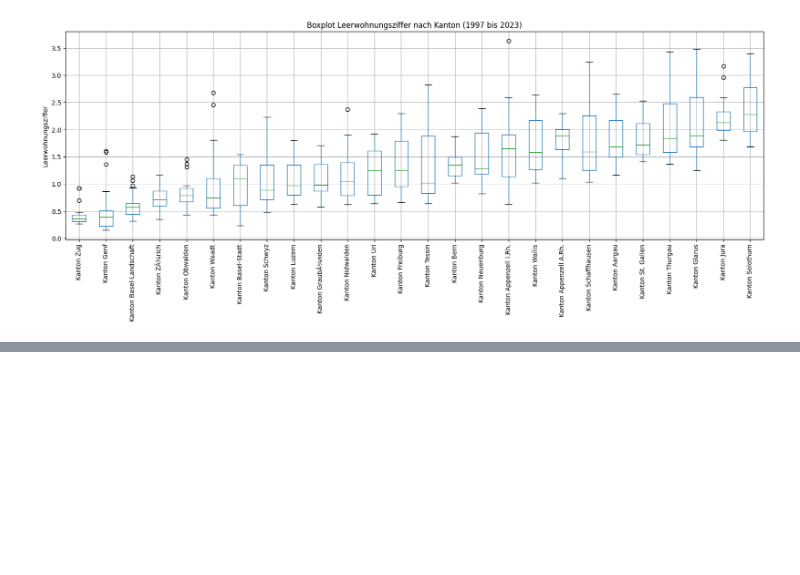
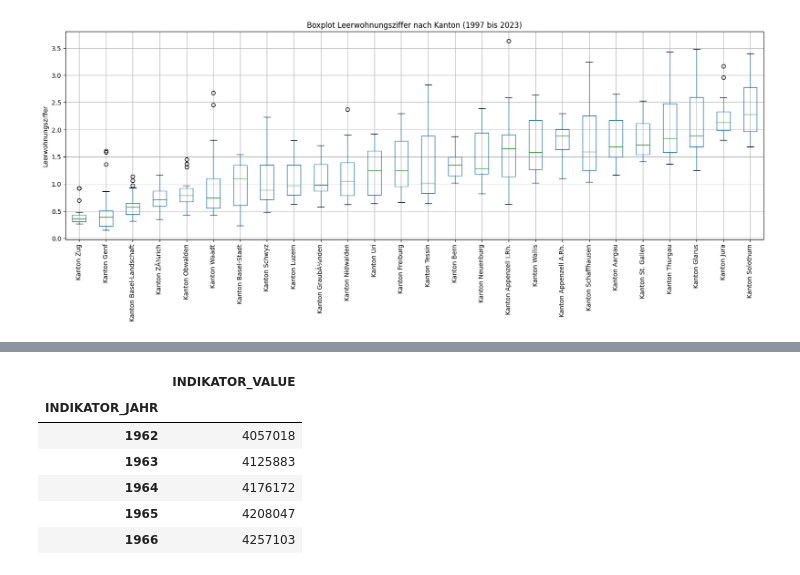
Before and after one commit to GRUPPE-BINA24/Datenspeicher, a Jupyter notebook: Kopie_von_Semesterarbeit_BINA.ipynb, the cells around one changed output, grey strips where cells are left out. Drawn from its saved outputs; the diff is of its cells as text; code cells hidden in the pictures; blank space fills up the shorter version.

```diff
--- a/Kopie_von_Semesterarbeit_BINA.ipynb
+++ b/Kopie_von_Semesterarbeit_BINA.ipynb
@@ -401,0 +428,14 @@ Requirement already satisfied: packaging in /usr/local/lib/python3.10/dist-packa
+# %%
+# Pivot funktion nutzen, um Total Jahreszahlen (Kanton) zu erhalten
+
+pivot_table_Bev = Bevölkerung_ZH.pivot_table(index=['INDIKATOR_JAHR'], values=['INDIKATOR_VALUE'], aggfunc='sum')
+
+pivot_table_Bev.head()
+# %% [output]
+|  | INDIKATOR_VALUE |
+| INDIKATOR_JAHR |  |
+| 1962 | 4057018 |
+| 1963 | 4125883 |
+| 1964 | 4176172 |
+| 1965 | 4208047 |
+| 1966 | 4257103 |
```
Also changed, not shown: parts of 8 cells of this notebook.
